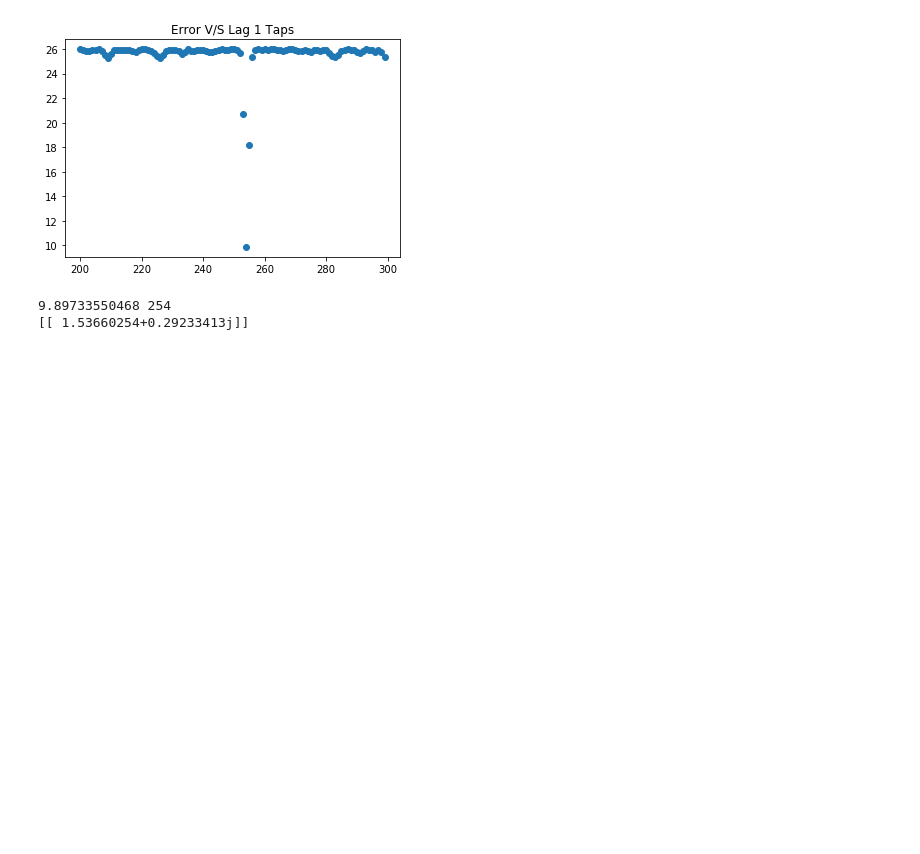
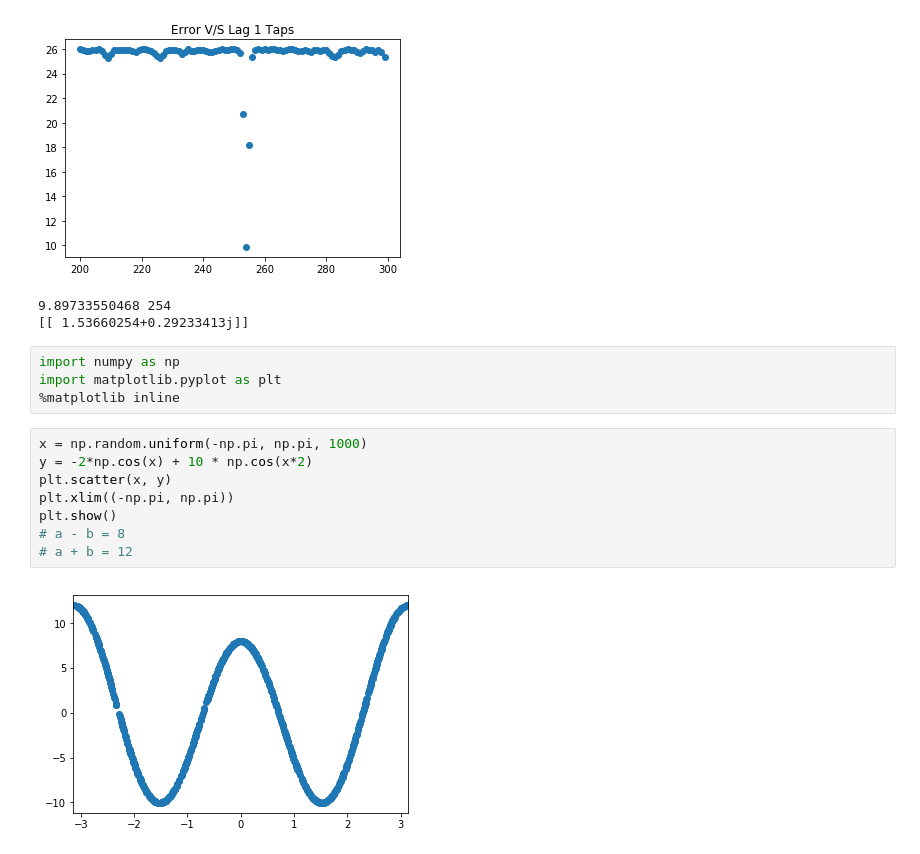
Before and after one commit to jain-nikunj/channel-estimation, a Jupyter notebook: correlation.ipynb, the cells around one changed output. Cells and saved outputs as stored; diff of their text form; blank space fills up the shorter version.

```diff
--- a/correlation.ipynb
+++ b/correlation.ipynb
@@ -267,3 +267,17 @@ print(taps[i])
 [figure]
 9.89733550468 254
 [[ 1.53660254+0.29233413j]]
+# %%
+import numpy as np
+import matplotlib.pyplot as plt
+%matplotlib inline
+# %%
+x = np.random.uniform(-np.pi, np.pi, 1000)
+y = -2*np.cos(x) + 10 * np.cos(x*2)
+plt.scatter(x, y)
+plt.xlim((-np.pi, np.pi))
+plt.show()
+# a - b = 8
+# a + b = 12
+# %% [output]
+[figure, added]
```
Also changed, not shown: 4 other files.
